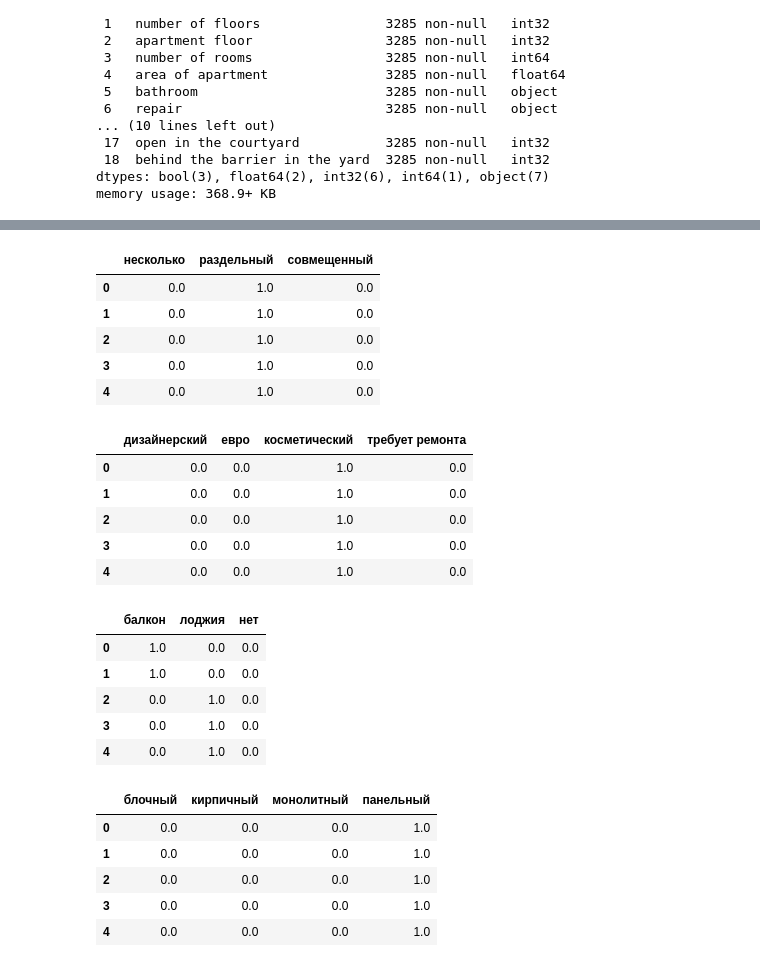
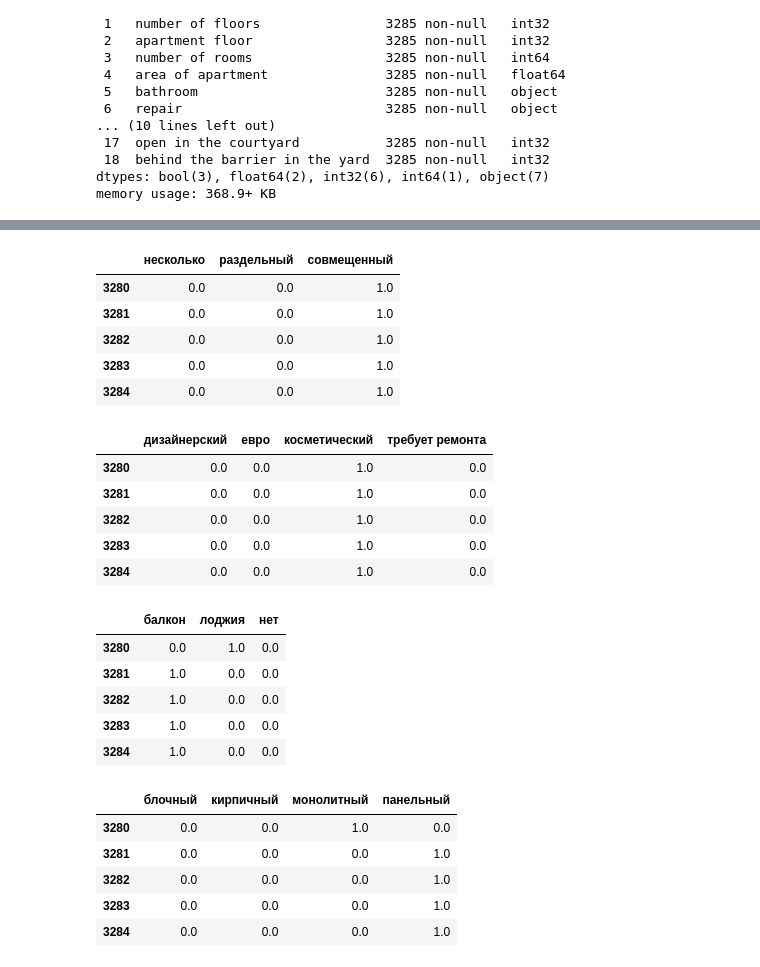
Before and after one commit to Daniil-Solo/Avito-analytics, a Jupyter notebook: EDA/EDA.ipynb, the cells around one changed output, grey strips where cells are left out. Drawn from its saved outputs; the diff is of its cells as text; code cells hidden in the pictures.

```diff
--- a/EDA/EDA.ipynb
+++ b/EDA/EDA.ipynb
@@ -367,51 +369,51 @@ district_df.head()
 # %%
 bath_enc = OneHotEncoder()
 bath_df = pd.DataFrame(bath_enc.fit_transform(ndf[['bathroom']]).toarray())
 bath_df.columns = [feature[3:] for feature in bath_enc.get_feature_names()]
-bath_df.head()
+bath_df.tail()
 # %% [output]
 |  | несколько | раздельный | совмещенный |
-| 0 | 0.0 | 1.0 | 0.0 |
-| 1 | 0.0 | 1.0 | 0.0 |
-| 2 | 0.0 | 1.0 | 0.0 |
-| 3 | 0.0 | 1.0 | 0.0 |
-| 4 | 0.0 | 1.0 | 0.0 |
+| 3280 | 0.0 | 0.0 | 1.0 |
+| 3281 | 0.0 | 0.0 | 1.0 |
+| 3282 | 0.0 | 0.0 | 1.0 |
+| 3283 | 0.0 | 0.0 | 1.0 |
+| 3284 | 0.0 | 0.0 | 1.0 |
 # %%
 repair_enc = OneHotEncoder()
 repair_df = pd.DataFrame(repair_enc.fit_transform(ndf[['repair']]).toarray())
 repair_df.columns = [feature[3:] for feature in repair_enc.get_feature_names()]
-repair_df.head()
+repair_df.tail()
 # %% [output]
 |  | дизайнерский | евро | косметический | требует ремонта |
-| 0 | 0.0 | 0.0 | 1.0 | 0.0 |
-| 1 | 0.0 | 0.0 | 1.0 | 0.0 |
-| 2 | 0.0 | 0.0 | 1.0 | 0.0 |
-| 3 | 0.0 | 0.0 | 1.0 | 0.0 |
-| 4 | 0.0 | 0.0 | 1.0 | 0.0 |
+| 3280 | 0.0 | 0.0 | 1.0 | 0.0 |
+| 3281 | 0.0 | 0.0 | 1.0 | 0.0 |
+| 3282 | 0.0 | 0.0 | 1.0 | 0.0 |
+| 3283 | 0.0 | 0.0 | 1.0 | 0.0 |
+| 3284 | 0.0 | 0.0 | 1.0 | 0.0 |
 # %%
 terrace_enc = OneHotEncoder()
 terrace_df = pd.DataFrame(terrace_enc.fit_transform(ndf[['terrace']]).toarray())
 terrace_df.columns = [feature[3:] for feature in terrace_enc.get_feature_names()]
-terrace_df.head()
+terrace_df.tail()
 # %% [output]
 |  | балкон | лоджия | нет |
-| 0 | 1.0 | 0.0 | 0.0 |
-| 1 | 1.0 | 0.0 | 0.0 |
-| 2 | 0.0 | 1.0 | 0.0 |
-| 3 | 0.0 | 1.0 | 0.0 |
-| 4 | 0.0 | 1.0 | 0.0 |
+| 3280 | 0.0 | 1.0 | 0.0 |
+| 3281 | 1.0 | 0.0 | 0.0 |
+| 3282 | 1.0 | 0.0 | 0.0 |
+| 3283 | 1.0 | 0.0 | 0.0 |
+| 3284 | 1.0 | 0.0 | 0.0 |
 # %%
 type_house_enc = OneHotEncoder()
 type_house_df = pd.DataFrame(type_house_enc.fit_transform(ndf[['type of house']]).toarray())
 type_house_df.columns = [feature[3:] for feature in type_house_enc.get_feature_names()]
-type_house_df.head()
+type_house_df.tail()
 # %% [output]
 |  | блочный | кирпичный | монолитный | панельный |
-| 0 | 0.0 | 0.0 | 0.0 | 1.0 |
-| 1 | 0.0 | 0.0 | 0.0 | 1.0 |
-| 2 | 0.0 | 0.0 | 0.0 | 1.0 |
-| 3 | 0.0 | 0.0 | 0.0 | 1.0 |
-| 4 | 0.0 | 0.0 | 0.0 | 1.0 |
+| 3280 | 0.0 | 0.0 | 1.0 | 0.0 |
+| 3281 | 0.0 | 0.0 | 0.0 | 1.0 |
+| 3282 | 0.0 | 0.0 | 0.0 | 1.0 |
+| 3283 | 0.0 | 0.0 | 0.0 | 1.0 |
+| 3284 | 0.0 | 0.0 | 0.0 | 1.0 |
 # %%
 new_df = df[['number of floors', 'apartment floor', 'number of rooms', 'area of apartment',
             'garbage chute', 'concierge', 'elevator', 'underground', 'ground multi-level',
```
Also changed, not shown: parts of 12 cells of this notebook, 1 other file.
